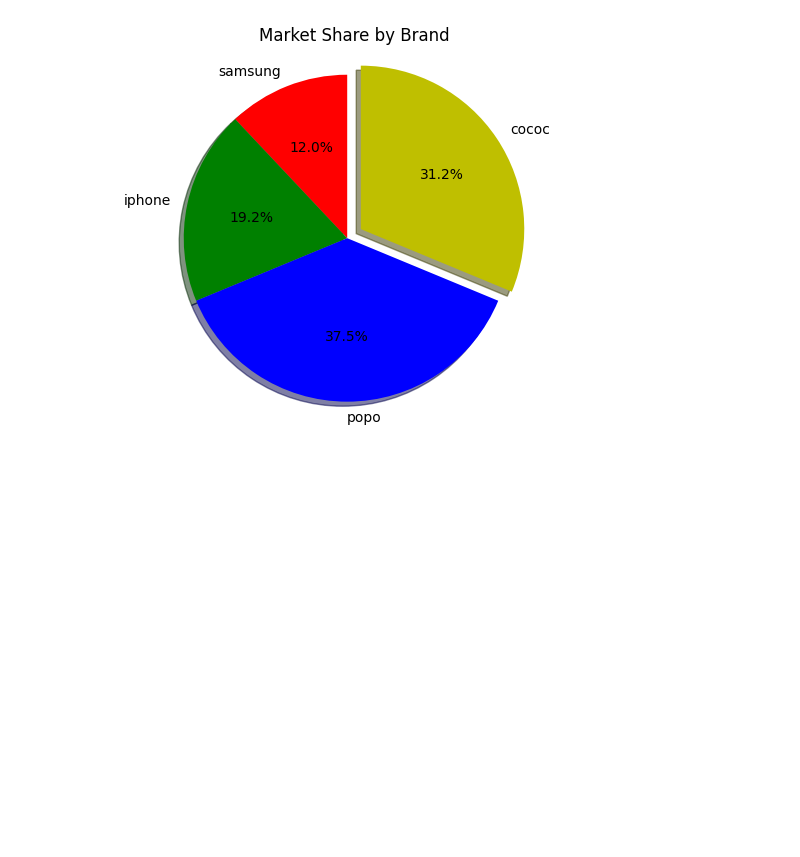
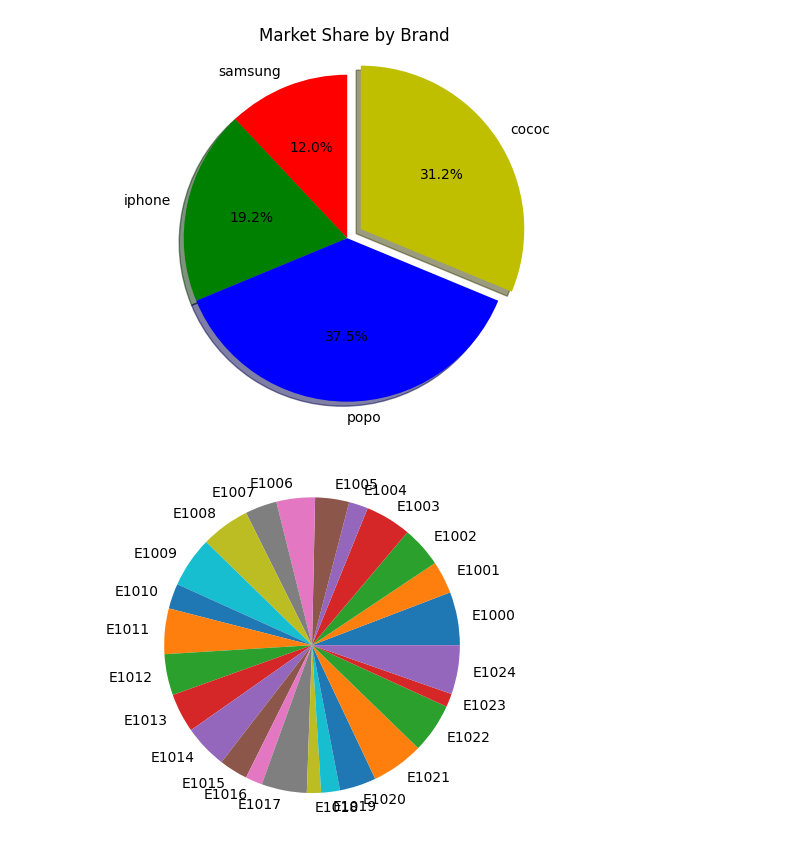
Before and after one commit to AbhayPatil2004/DataAnalytics, a Jupyter notebook: matplotlib/pie.ipynb, the cells around one changed output. Saved outputs shown, nothing was run; the diff lists cells and outputs as text; code cells hidden in the pictures; blank space fills up the shorter version.

```diff
--- a/matplotlib/pie.ipynb
+++ b/matplotlib/pie.ipynb
@@ -17,11 +17,13 @@ plt.show()
 # %%
 import matplotlib.pyplot as plt
 import pandas as pd
 import numpy as np
 
 data = pd.read_excel(r"C:\Users\WIN10\Desktop\DataAnalyics\employee_data.xlsx")
 pd.DataFrame(data)
 
-plt.pie(data["Salary"] , labels=data["employee Id"])
+plt.pie(data["Salary"], labels=data["Employee ID"])
 
 plt.show()
+# %% [output]
+[figure, added]
```
Also changed, not shown: 14 other files.
